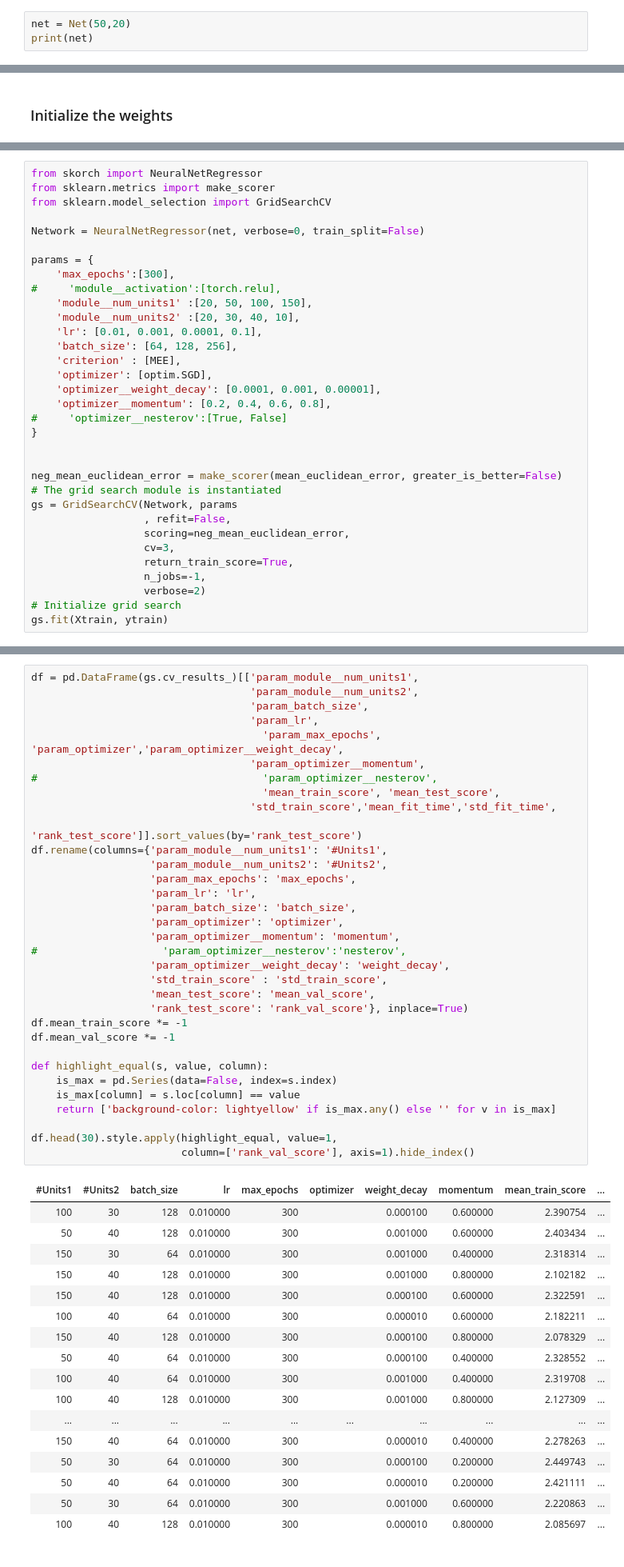
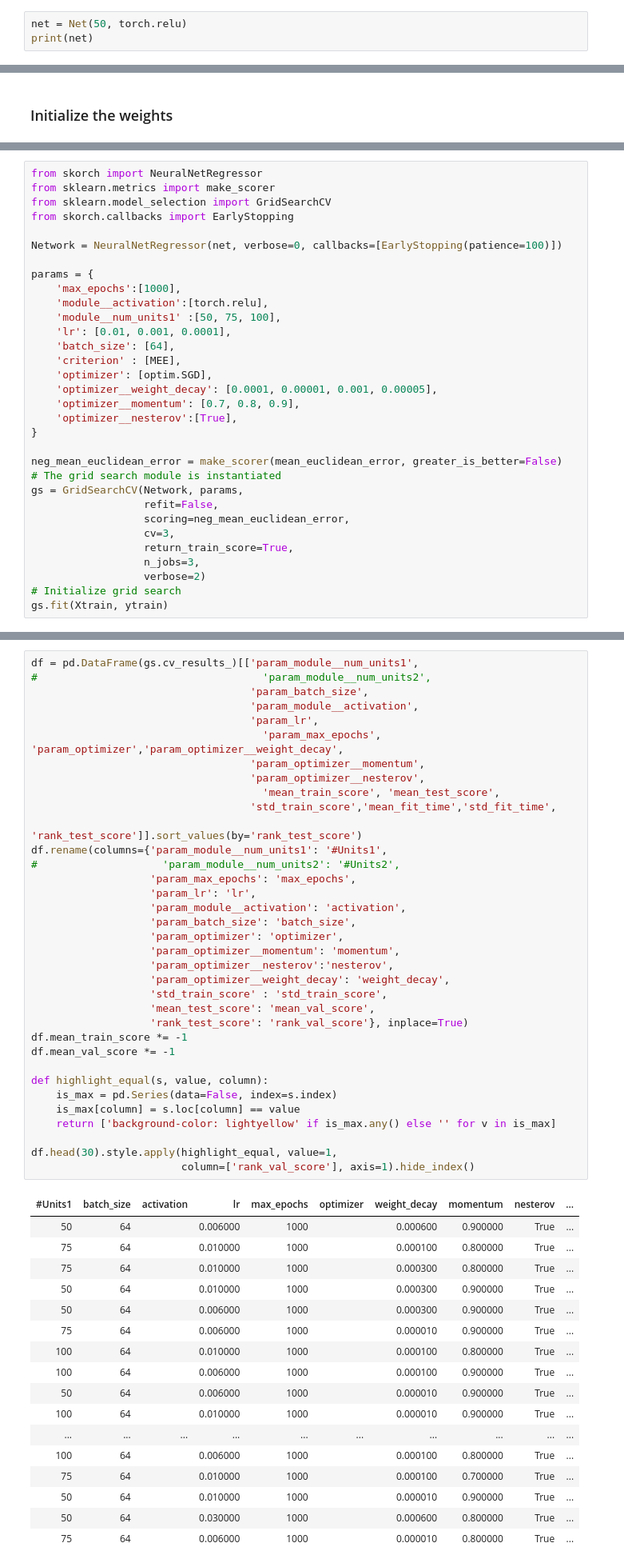
Before and after one commit to vlnraf/ml-project, a Jupyter notebook: src/pytorch/Pytorch Grid.ipynb, the cells around one changed output, grey strips where cells are left out. Shown at 80% size. Saved outputs shown, nothing was run; the diff lists cells and outputs as text.

```diff
--- a/src/pytorch/Pytorch Grid.ipynb
+++ b/src/pytorch/Pytorch Grid.ipynb
@@ -64,7 +65,7 @@ class Net(nn.Module):
         x = self.output(x)
         return x
 # %%
-net = Net(50,20)
+net = Net(50, torch.relu)
 print(net)
 # %% [output]
 Net(
@@ -115,32 +114,31 @@ def mean_euclidean_error(y_true, y_pred):
 from skorch import NeuralNetRegressor
 from sklearn.metrics import make_scorer
 from sklearn.model_selection import GridSearchCV
+from skorch.callbacks import EarlyStopping
 
-Network = NeuralNetRegressor(net, verbose=0, train_split=False)
+Network = NeuralNetRegressor(net, verbose=0, callbacks=[EarlyStopping(patience=100)])
 
 params = {
-    'max_epochs':[300],
-#     'module__activation':[torch.relu],
-    'module__num_units1' :[20, 50, 100, 150],
-    'module__num_units2' :[20, 30, 40, 10],
-    'lr': [0.01, 0.001, 0.0001, 0.1],
-    'batch_size': [64, 128, 256],
+    'max_epochs':[1000],
+    'module__activation':[torch.relu],
+    'module__num_units1' :[50, 75, 100],
+    'lr': [0.01, 0.001, 0.0001],
+    'batch_size': [64],
     'criterion' : [MEE],
     'optimizer': [optim.SGD],
-    'optimizer__weight_decay': [0.0001, 0.001, 0.00001],
-    'optimizer__momentum': [0.2, 0.4, 0.6, 0.8],
-#     'optimizer__nesterov':[True, False]
+    'optimizer__weight_decay': [0.0001, 0.00001, 0.001, 0.00005],
+    'optimizer__momentum': [0.7, 0.8, 0.9],
+    'optimizer__nesterov':[True],
 }
-
 
 neg_mean_euclidean_error = make_scorer(mean_euclidean_error, greater_is_better=False)
 # The grid search module is instantiated
-gs = GridSearchCV(Network, params
-                  , refit=False,
+gs = GridSearchCV(Network, params,
+                  refit=False,
                   scoring=neg_mean_euclidean_error,
                   cv=3,
                   return_train_score=True,
-                  n_jobs=-1,
+                  n_jobs=3,
                   verbose=2)
 # Initialize grid search
 gs.fit(Xtrain, ytrain)
@@ -168,53 +163,55 @@ GridSearchCV(cv=3,
              verbose=2)
 # %%
 df = pd.DataFrame(gs.cv_results_)[['param_module__num_units1',
-                                   'param_module__num_units2',
+#                                    'param_module__num_units2',
                                    'param_batch_size',
+                                   'param_module__activation',
                                    'param_lr',
                                      'param_max_epochs', 'param_optimizer','param_optimizer__weight_decay',
                                    'param_optimizer__momentum',
-#                                    'param_optimizer__nesterov',
+                                   'param_optimizer__nesterov',
                                      'mean_train_score', 'mean_test_score',
                                    'std_train_score','mean_fit_time','std_fit_time',
                                      'rank_test_score']].sort_values(by='rank_test_score')
 df.rename(columns={'param_module__num_units1': '#Units1',
-                   'param_module__num_units2': '#Units2',
+#                    'param_module__num_units2': '#Units2',
                    'param_max_epochs': 'max_epochs',
                    'param_lr': 'lr',
+                   'param_module__activation': 'activation',
                    'param_batch_size': 'batch_size',
                    'param_optimizer': 'optimizer',
                    'param_optimizer__momentum': 'momentum',
-#                    'param_optimizer__nesterov':'nesterov',
+                   'param_optimizer__nesterov':'nesterov',
                    'param_optimizer__weight_decay': 'weight_decay',
                    'std_train_score' : 'std_train_score',
                    'mean_test_score': 'mean_val_score',
                    'rank_test_score': 'rank_val_score'}, inplace=True)
 df.mean_train_score *= -1
 df.mean_val_score *= -1
 
 def highlight_equal(s, value, column):
     is_max = pd.Series(data=False, index=s.index)
     is_max[column] = s.loc[column] == value
     return ['background-color: lightyellow' if is_max.any() else '' for v in is_max]
 
 df.head(30).style.apply(highlight_equal, value=1,
                         column=['rank_val_score'], axis=1).hide_index()
 # %% [output]
-| #Units1 | #Units2 | batch_size | lr | max_epochs | optimizer | weight_decay | momentum | mean_train_score | ... |
-| 100 | 30 | 128 | 0.010000 | 300 |  | 0.000100 | 0.600000 | 2.390754 | ... |
-| 50 | 40 | 128 | 0.010000 | 300 |  | 0.001000 | 0.600000 | 2.403434 | ... |
-| 150 | 30 | 64 | 0.010000 | 300 |  | 0.001000 | 0.400000 | 2.318314 | ... |
-| 150 | 40 | 128 | 0.010000 | 300 |  | 0.001000 | 0.800000 | 2.102182 | ... |
-| 150 | 40 | 128 | 0.010000 | 300 |  | 0.000100 | 0.600000 | 2.322591 | ... |
-| 100 | 40 | 64 | 0.010000 | 300 |  | 0.000010 | 0.600000 | 2.182211 | ... |
-| 150 | 40 | 128 | 0.010000 | 300 |  | 0.000100 | 0.800000 | 2.078329 | ... |
-| 50 | 40 | 64 | 0.010000 | 300 |  | 0.000100 | 0.400000 | 2.328552 | ... |
-| 100 | 40 | 64 | 0.010000 | 300 |  | 0.001000 | 0.400000 | 2.319708 | ... |
-| 100 | 40 | 128 | 0.010000 | 300 |  | 0.001000 | 0.800000 | 2.127309 | ... |
+| #Units1 | batch_size | activation | lr | max_epochs | optimizer | weight_decay | momentum | nesterov | ... |
+| 50 | 64 |  | 0.006000 | 1000 |  | 0.000600 | 0.900000 | True | ... |
+| 75 | 64 |  | 0.010000 | 1000 |  | 0.000100 | 0.800000 | True | ... |
+| 75 | 64 |  | 0.010000 | 1000 |  | 0.000300 | 0.800000 | True | ... |
+| 50 | 64 |  | 0.010000 | 1000 |  | 0.000300 | 0.900000 | True | ... |
+| 50 | 64 |  | 0.006000 | 1000 |  | 0.000300 | 0.900000 | True | ... |
+| 75 | 64 |  | 0.006000 | 1000 |  | 0.000010 | 0.900000 | True | ... |
+| 100 | 64 |  | 0.010000 | 1000 |  | 0.000100 | 0.800000 | True | ... |
+| 100 | 64 |  | 0.006000 | 1000 |  | 0.000100 | 0.900000 | True | ... |
+| 50 | 64 |  | 0.006000 | 1000 |  | 0.000010 | 0.900000 | True | ... |
+| 100 | 64 |  | 0.010000 | 1000 |  | 0.000010 | 0.900000 | True | ... |
 | ... | ... | ... | ... | ... | ... | ... | ... | ... | ... |
-| 150 | 40 | 64 | 0.010000 | 300 |  | 0.000010 | 0.400000 | 2.278263 | ... |
-| 50 | 30 | 64 | 0.010000 | 300 |  | 0.000100 | 0.200000 | 2.449743 | ... |
-| 50 | 40 | 64 | 0.010000 | 300 |  | 0.000010 | 0.200000 | 2.421111 | ... |
-| 50 | 30 | 64 | 0.010000 | 300 |  | 0.001000 | 0.600000 | 2.220863 | ... |
-| 100 | 40 | 128 | 0.010000 | 300 |  | 0.000010 | 0.800000 | 2.085697 | ... |
+| 100 | 64 |  | 0.006000 | 1000 |  | 0.000100 | 0.800000 | True | ... |
+| 75 | 64 |  | 0.010000 | 1000 |  | 0.000100 | 0.700000 | True | ... |
+| 50 | 64 |  | 0.010000 | 1000 |  | 0.000010 | 0.900000 | True | ... |
+| 50 | 64 |  | 0.030000 | 1000 |  | 0.000600 | 0.800000 | True | ... |
+| 75 | 64 |  | 0.006000 | 1000 |  | 0.000010 | 0.800000 | True | ... |
 # %%
```
Also changed, not shown: parts of 22 cells of this notebook, 8 other files.
